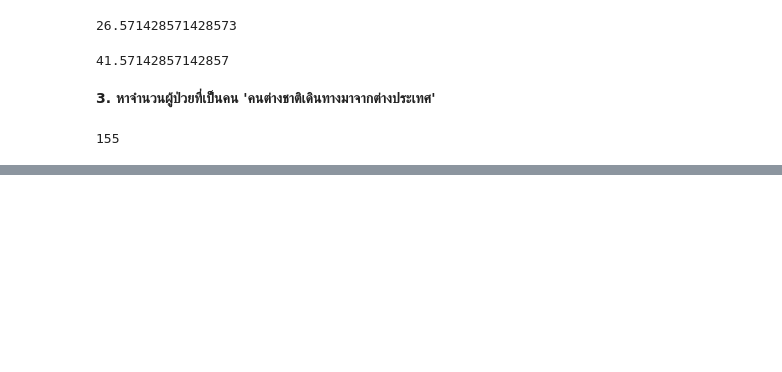
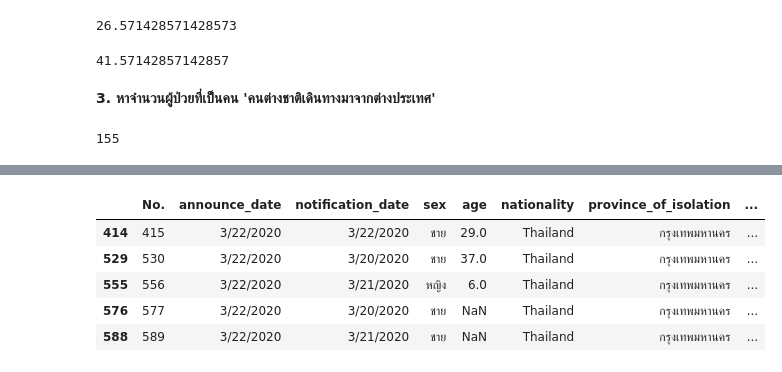
Before and after one commit to tonpiplaifa/data_viz, a Jupyter notebook: Pandas101.ipynb, the cells around one changed output, grey strips where cells are left out. Drawn from its saved outputs; the diff is of its cells as text; code cells hidden in the pictures; blank space fills up the shorter version.

```diff
--- a/Pandas101.ipynb
+++ b/Pandas101.ipynb
@@ -336,0 +437,3 @@ data_covid[data_covid['risk']=='คนต่างชาติเดินทา
+# %%
+this_data = data_covid[['sex','age','province_of_onset']]
+this_data.head()
@@ -336,0 +453,4 @@ data_covid[data_covid['risk']=='คนต่างชาติเดินทา
+# %%
+#fillna จังหวัดใหม่ให้เลย เพราะไม่รู้เหตุผลที่ไม่ใส่จังหวัด
+update_this = this_data.fillna(value={'sex':'ไม่รู้', 'age':-1,'province_of_onset':'ไม่รู้'})
+update_this.head()
@@ -336,0 +473,9 @@ data_covid[data_covid['risk']=='คนต่างชาติเดินทา
+# %%
+data_covid[update_this['province_of_onset']=='ไม่รู้'].head() #จำนวนแถวเท่ากันเลยอัทเดตกันได้ แต่ถูกหรือไม่ก็ไม่รู้ จะถูกเมือลำดับเรคคอร์ดเป็นเรคคอร์ดเดียวกัน
+# %% [output]
+|  | No. | announce_date | notification_date | sex | age | nationality | province_of_isolation | ... |
+| 414 | 415 | 3/22/2020 | 3/22/2020 | ชาย | 29.0 | Thailand | กรุงเทพมหานคร | ... |
+| 529 | 530 | 3/22/2020 | 3/20/2020 | ชาย | 37.0 | Thailand | กรุงเทพมหานคร | ... |
+| 555 | 556 | 3/22/2020 | 3/21/2020 | หญิง | 6.0 | Thailand | กรุงเทพมหานคร | ... |
+| 576 | 577 | 3/22/2020 | 3/20/2020 | ชาย | NaN | Thailand | กรุงเทพมหานคร | ... |
+| 588 | 589 | 3/22/2020 | 3/21/2020 | ชาย | NaN | Thailand | กรุงเทพมหานคร | ... |
```
Also changed, not shown: parts of 25 cells of this notebook.
